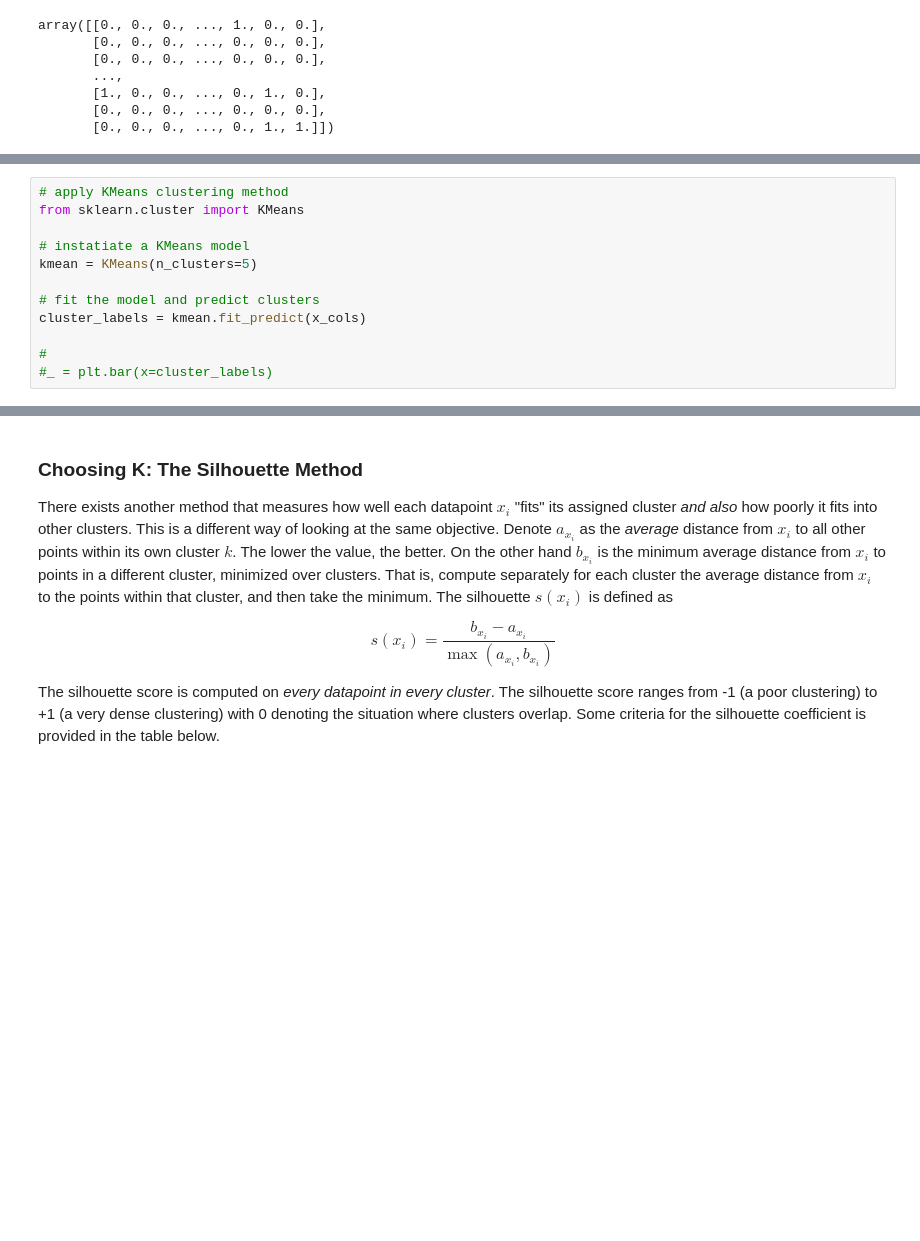
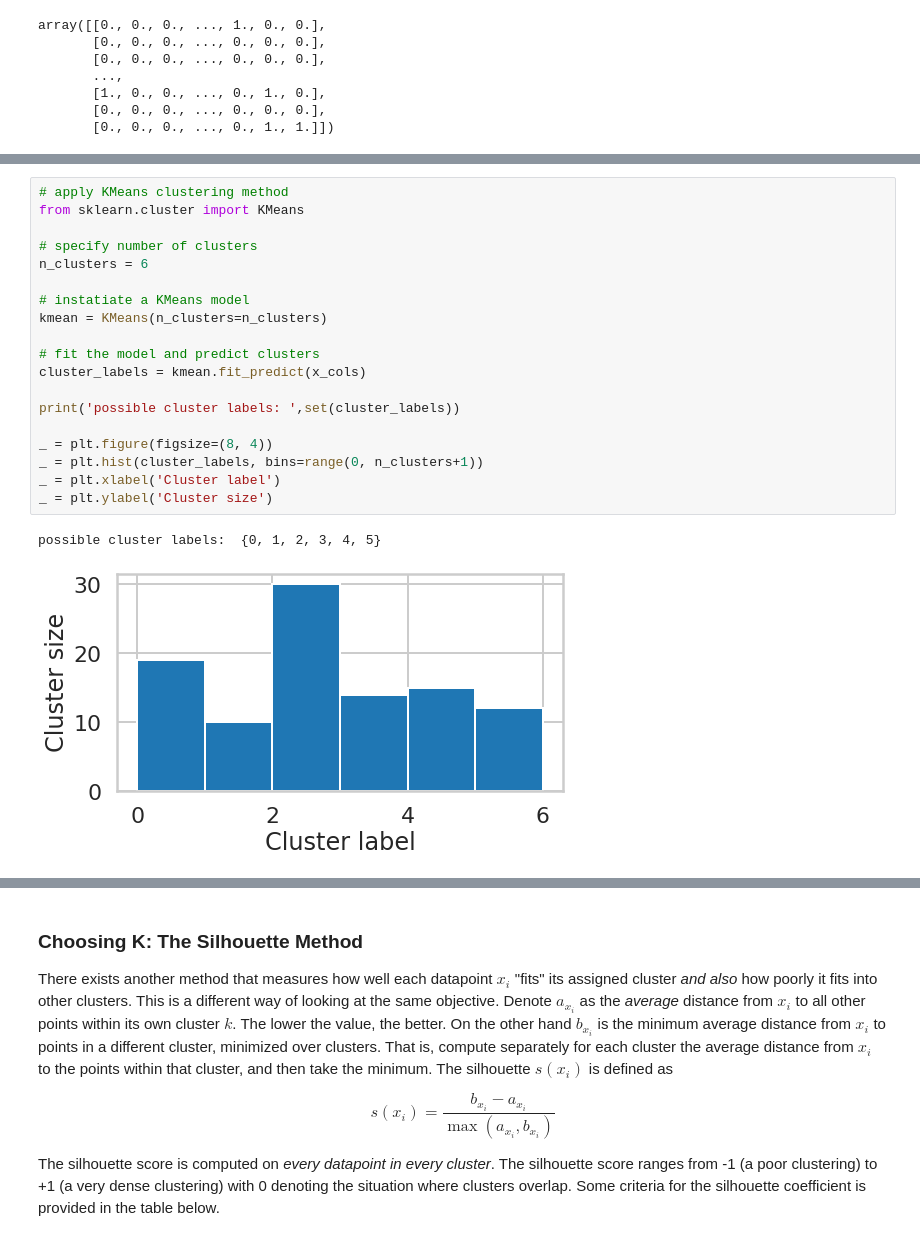
Before and after one commit to AHalarewicz/Clustering, a Jupyter notebook: clustering/Mini_Project_Clustering.ipynb, the cells around one changed output, grey strips where cells are left out. Saved outputs shown, nothing was run; the diff lists cells and outputs as text; blank space fills up the shorter version.

Commit message:
Costruct Elbow curve and and bar plt for EX 2

```diff
--- a/clustering/Mini_Project_Clustering.ipynb
+++ b/clustering/Mini_Project_Clustering.ipynb
@@ -122,12 +149,22 @@ array([[0., 0., 0., ..., 1., 0., 0.],
 # %%
 # apply KMeans clustering method
 from sklearn.cluster import KMeans
 
+# specify number of clusters
+n_clusters = 6
+
 # instatiate a KMeans model
-kmean = KMeans(n_clusters=5)
+kmean = KMeans(n_clusters=n_clusters)
 
 # fit the model and predict clusters
 cluster_labels = kmean.fit_predict(x_cols)
 
-#
-#_ = plt.bar(x=cluster_labels)
+print('possible cluster labels: ',set(cluster_labels))
+
+_ = plt.figure(figsize=(8, 4))
+_ = plt.hist(cluster_labels, bins=range(0, n_clusters+1))
+_ = plt.xlabel('Cluster label')
+_ = plt.ylabel('Cluster size')
+# %% [output]
+possible cluster labels:  {0, 1, 2, 3, 4, 5}
+[figure, added]
```
Also changed, not shown: parts of 3 cells of this notebook.
